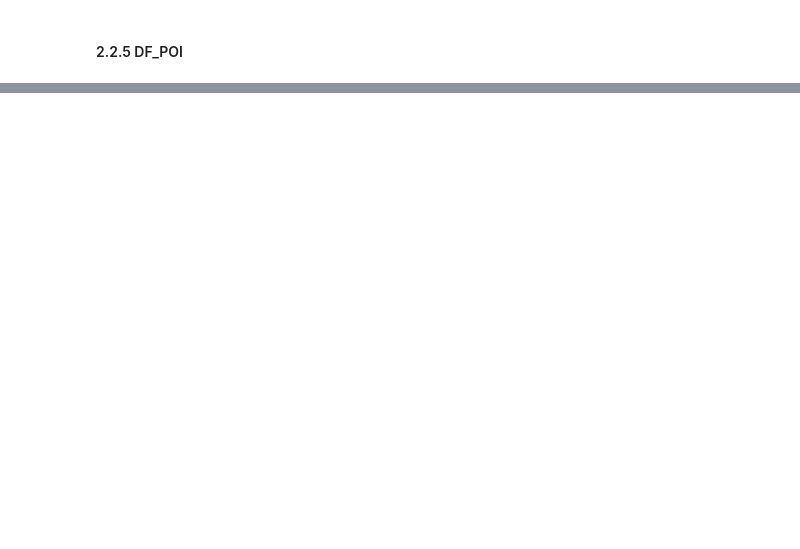
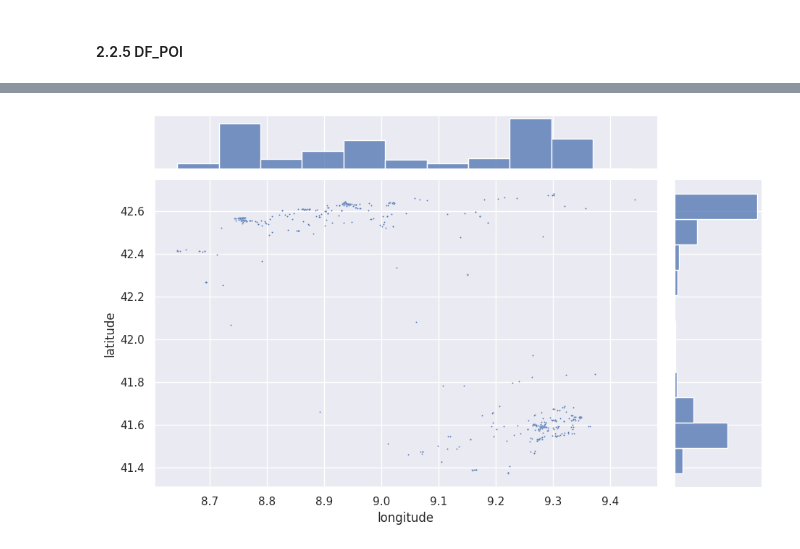
Before and after one commit to ThomasFavrel/ItineraireDeVoyage, a Jupyter notebook: Notebboks/Exploration.ipynb, the cells around one changed output, grey strips where cells are left out. Cells and saved outputs as stored; diff of their text form; code cells hidden in the pictures; blank space fills up the shorter version.

```diff
--- a/Notebboks/Exploration.ipynb
+++ b/Notebboks/Exploration.ipynb
@@ -755,0 +910,4 @@ df_theme
+# %%
+sns.jointplot(x='longitude', y='latitude', data=df_ML, s=2 ).fig.set_figwidth(10)
+# %% [output]
+[figure, added]
```
Also changed, not shown: parts of 29 cells of this notebook, 3 other files.
